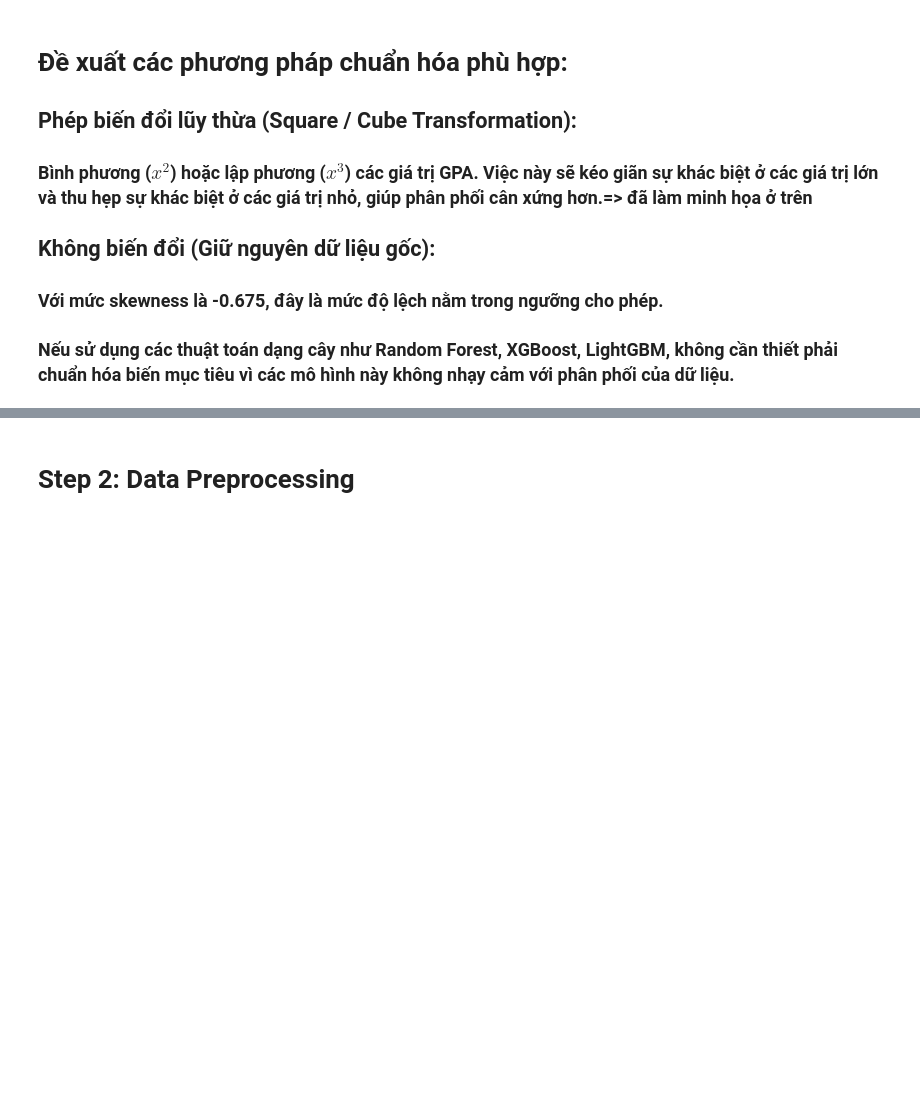
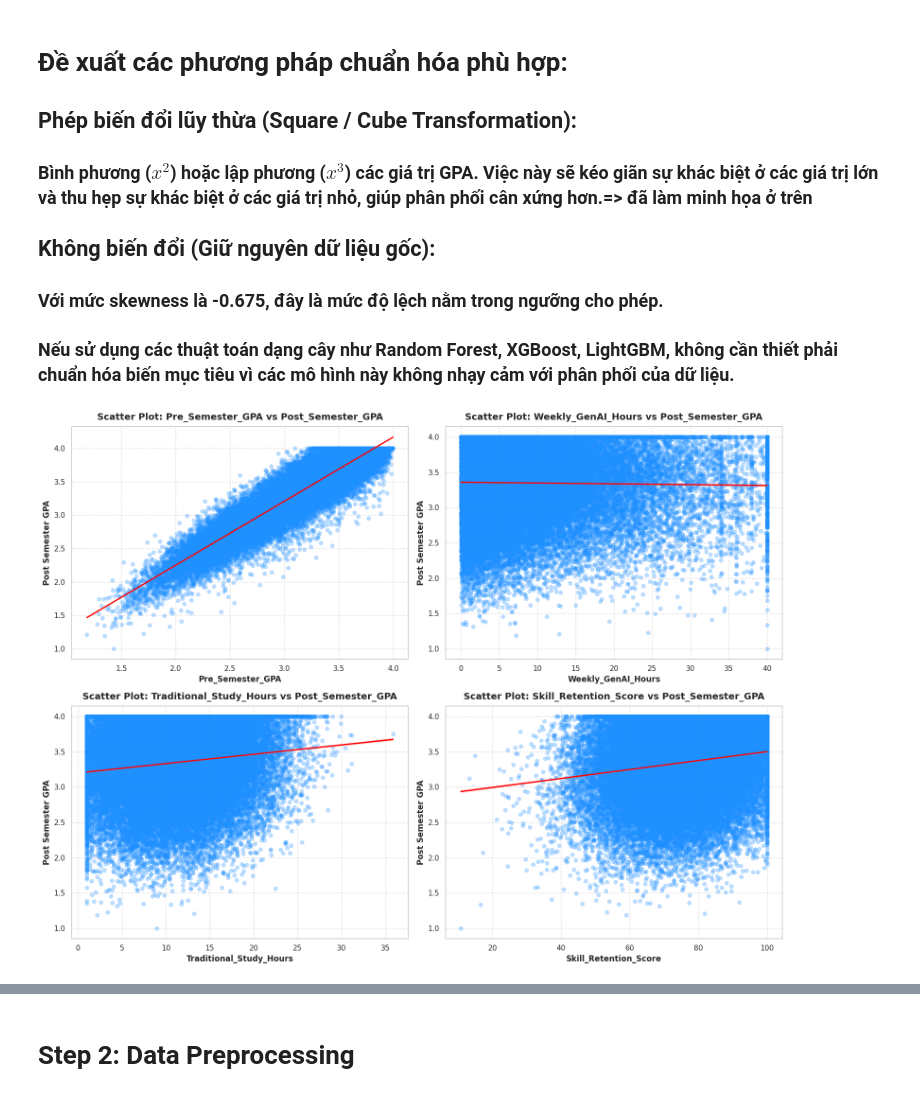
Before and after one commit to MEdan-US/Mini-Project, a Jupyter notebook: mini_project.ipynb, the cells around one changed output, grey strips where cells are left out. Saved outputs shown, nothing was run; the diff lists cells and outputs as text; code cells hidden in the pictures; blank space fills up the shorter version.

```diff
--- a/mini_project.ipynb
+++ b/mini_project.ipynb
@@ -200,3 +200,44 @@ Cube Transformation Skewness: -0.090
 ## Không biến đổi (Giữ nguyên dữ liệu gốc):
 ### Với mức skewness là -0.675, đây là mức độ lệch nằm trong ngưỡng cho phép.
 ### Nếu sử dụng các thuật toán dạng cây như Random Forest, XGBoost, LightGBM, không cần thiết phải chuẩn hóa biến mục tiêu vì các mô hình này không nhạy cảm với phân phối của dữ liệu.
+# %%
+quant_cols = ['Pre_Semester_GPA', 'Weekly_GenAI_Hours', 'Traditional_Study_Hours', 'Skill_Retention_Score']
+
+# 3. Khởi tạo khung biểu đồ (Grid) 2 hàng, 2 cột
+fig, axes = plt.subplots(2, 2, figsize=(16, 12))
+axes = axes.flatten()
+
+# 4. Vòng lặp để vẽ từng Scatter Plot
+for i, col in enumerate(quant_cols):
+    # Vẽ các điểm dữ liệu (Scatter)
+    sns.scatterplot(
+        data=df,
+        x=col,
+        y=target,
+        ax=axes[i],
+        alpha=0.3,          # Làm mờ điểm để thấy rõ vùng mật độ cao
+        color='dodgerblue',
+        edgecolor=None
+    )
+
+    # Vẽ đường xu hướng hồi quy (Regression Line) màu đỏ
+    sns.regplot(
+        data=df,
+        x=col,
+        y=target,
+        ax=axes[i],
+        scatter=False,
+        color='red',
+        line_kws={"linewidth": 2}
+    )
+
+    # Căn chỉnh tiêu đề và nhãn
+    axes[i].set_title(f'Scatter Plot: {col} vs {target}', fontsize=14, fontweight='bold')
+    axes[i].set_xlabel(col, fontsize=12)
+    axes[i].set_ylabel('Post Semester GPA', fontsize=12)
+    axes[i].grid(True, linestyle='--', alpha=0.6) # Thêm lưới để dễ nhìn tọa độ
+
+plt.tight_layout()
+plt.show()
+# %% [output]
+[figure, added]
```
Also changed, not shown: parts of 3 cells of this notebook.
